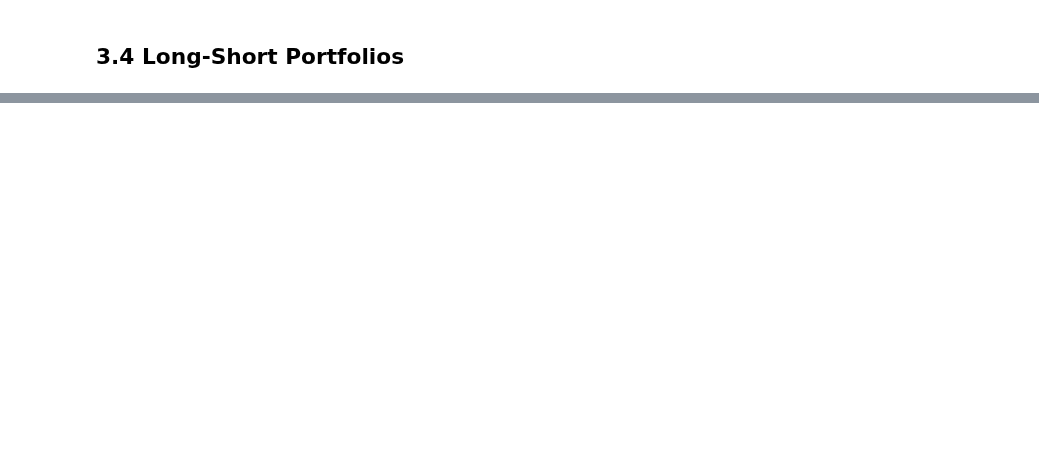
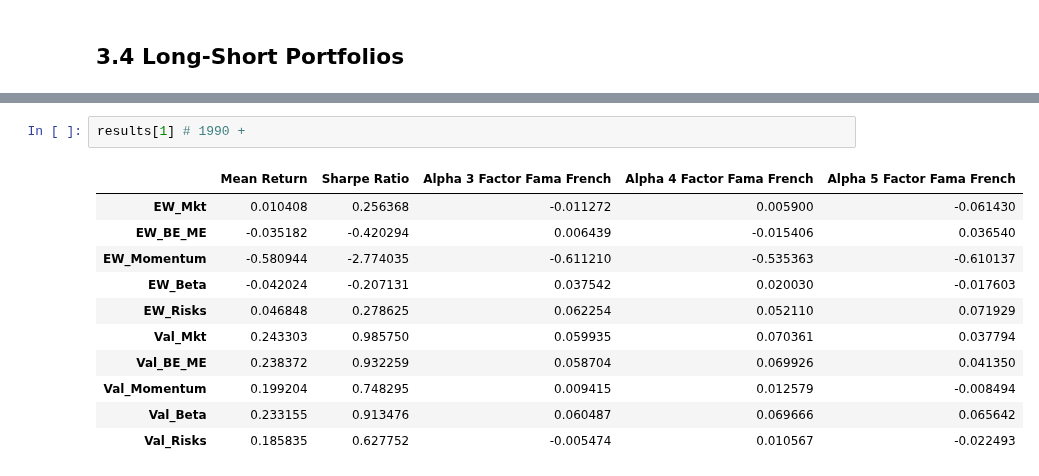
Before and after one commit to alessbressan/FINA60602A, a Jupyter notebook: project_2/Part_B.ipynb, the cells around one changed output, grey strips where cells are left out. Saved outputs shown, nothing was run; the diff lists cells and outputs as text; blank space fills up the shorter version.

```diff
--- a/project_2/Part_B.ipynb
+++ b/project_2/Part_B.ipynb
@@ -190,0 +306,14 @@ performance_measure(rets, ff.loc[:, "RF"].mean())
+# %%
+results[1] # 1990 +
+# %% [output]
+|  | Mean Return | Sharpe Ratio | Alpha 3 Factor Fama French | Alpha 4 Factor Fama French | Alpha 5 Factor Fama French |
+| EW_Mkt | 0.010408 | 0.256368 | -0.011272 | 0.005900 | -0.061430 |
+| EW_BE_ME | -0.035182 | -0.420294 | 0.006439 | -0.015406 | 0.036540 |
+| EW_Momentum | -0.580944 | -2.774035 | -0.611210 | -0.535363 | -0.610137 |
+| EW_Beta | -0.042024 | -0.207131 | 0.037542 | 0.020030 | -0.017603 |
+| EW_Risks | 0.046848 | 0.278625 | 0.062254 | 0.052110 | 0.071929 |
+| Val_Mkt | 0.243303 | 0.985750 | 0.059935 | 0.070361 | 0.037794 |
+| Val_BE_ME | 0.238372 | 0.932259 | 0.058704 | 0.069926 | 0.041350 |
+| Val_Momentum | 0.199204 | 0.748295 | 0.009415 | 0.012579 | -0.008494 |
+| Val_Beta | 0.233155 | 0.913476 | 0.060487 | 0.069666 | 0.065642 |
+| Val_Risks | 0.185835 | 0.627752 | -0.005474 | 0.010567 | -0.022493 |
```
Also changed, not shown: parts of 22 cells of this notebook.
